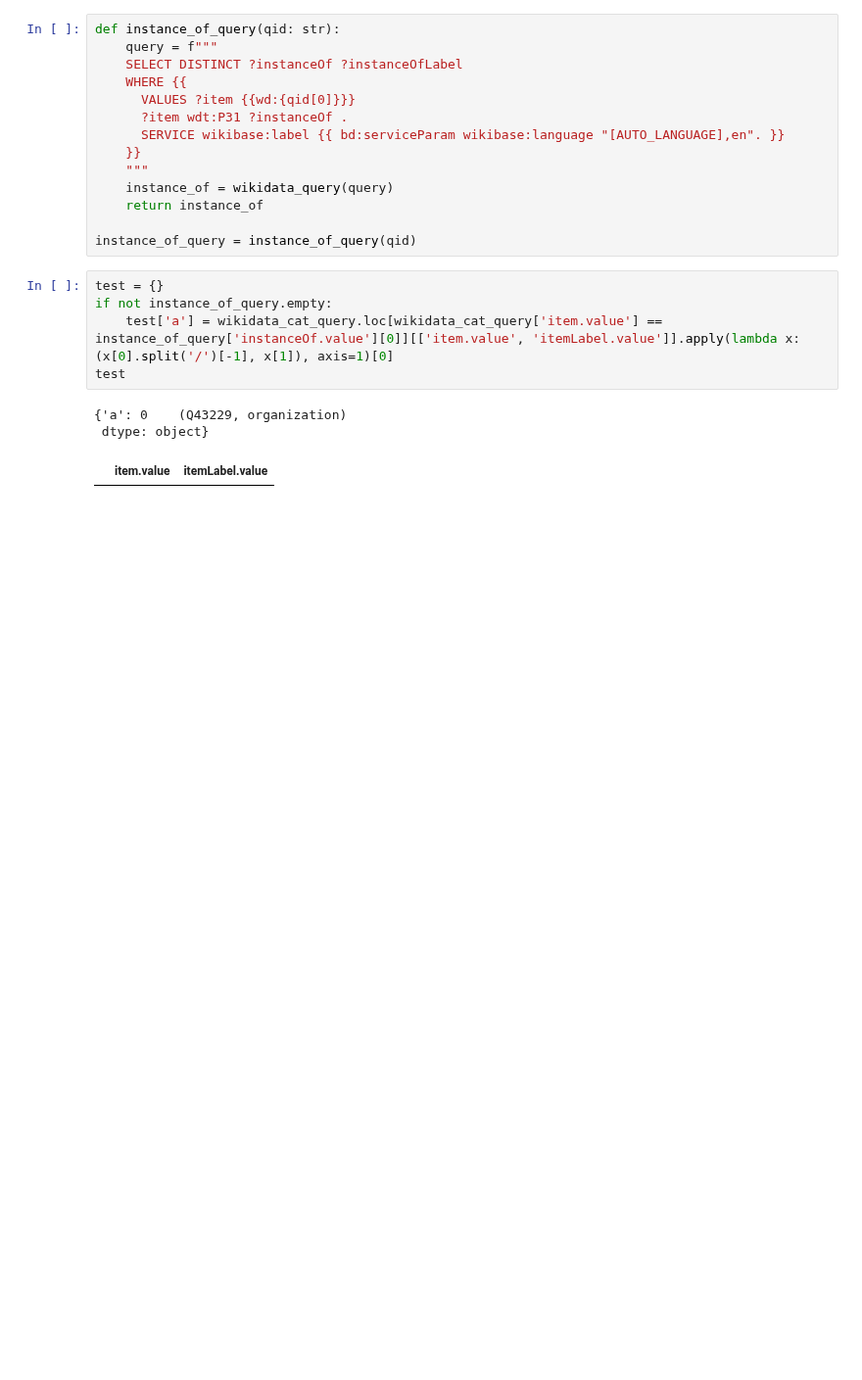
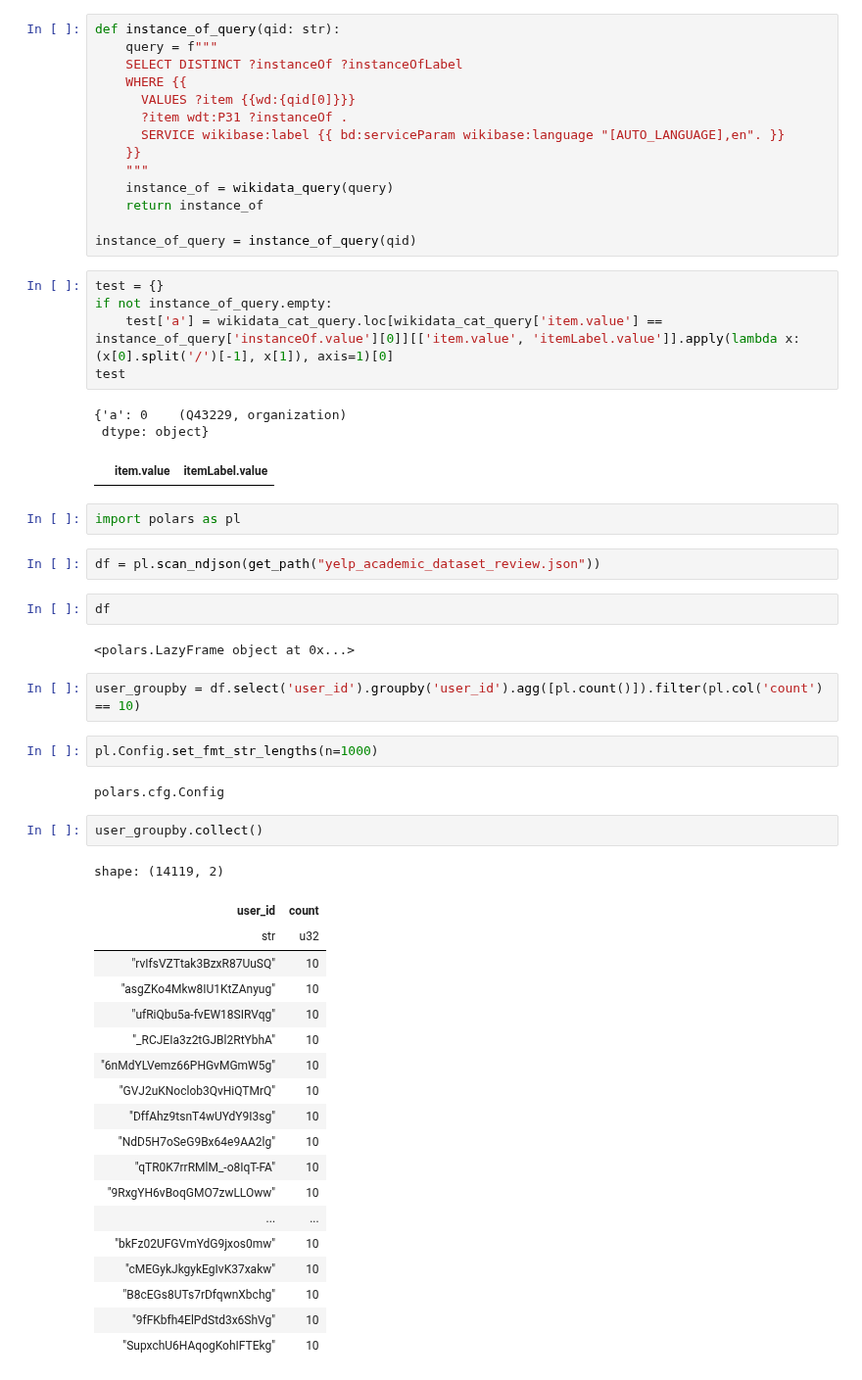
Before and after one commit to christiannielsen98/DVML-P7, a Jupyter notebook: Development/christian_playground.ipynb, the cells around one changed output. Shown at 98% size. Saved outputs shown, nothing was run; the diff lists cells and outputs as text; blank space fills up the shorter version.

```diff
--- a/Development/christian_playground.ipynb
+++ b/Development/christian_playground.ipynb
@@ -115,3 +115,39 @@ test
 # %%
 # %% [output]
 |  | item.value | itemLabel.value |
+# %%
+import polars as pl
+# %%
+df = pl.scan_ndjson(get_path("yelp_academic_dataset_review.json"))
+# %%
+df
+# %% [output]
+<polars.LazyFrame object at 0x...>
+# %%
+user_groupby = df.select('user_id').groupby('user_id').agg([pl.count()]).filter(pl.col('count') == 10)
+# %%
+pl.Config.set_fmt_str_lengths(n=1000)
+# %% [output]
+polars.cfg.Config
+# %%
+user_groupby.collect()
+# %% [output]
+shape: (14119, 2)
+| user_id | count |
+| str | u32 |
+| "rvIfsVZTtak3BzxR87UuSQ" | 10 |
+| "asgZKo4Mkw8IU1KtZAnyug" | 10 |
+| "ufRiQbu5a-fvEW18SIRVqg" | 10 |
+| "_RCJEIa3z2tGJBl2RtYbhA" | 10 |
+| "6nMdYLVemz66PHGvMGmW5g" | 10 |
+| "GVJ2uKNoclob3QvHiQTMrQ" | 10 |
+| "DffAhz9tsnT4wUYdY9I3sg" | 10 |
+| "NdD5H7oSeG9Bx64e9AA2lg" | 10 |
+| "qTR0K7rrRMlM_-o8IqT-FA" | 10 |
+| "9RxgYH6vBoqGMO7zwLLOww" | 10 |
+| ... | ... |
+| "bkFz02UFGVmYdG9jxos0mw" | 10 |
+| "cMEGykJkgykEgIvK37xakw" | 10 |
+| "B8cEGs8UTs7rDfqwnXbchg" | 10 |
+| "9fFKbfh4ElPdStd3x6ShVg" | 10 |
+| "SupxchU6HAqogKohIFTEkg" | 10 |
```
Also changed, not shown: 1 other file.
